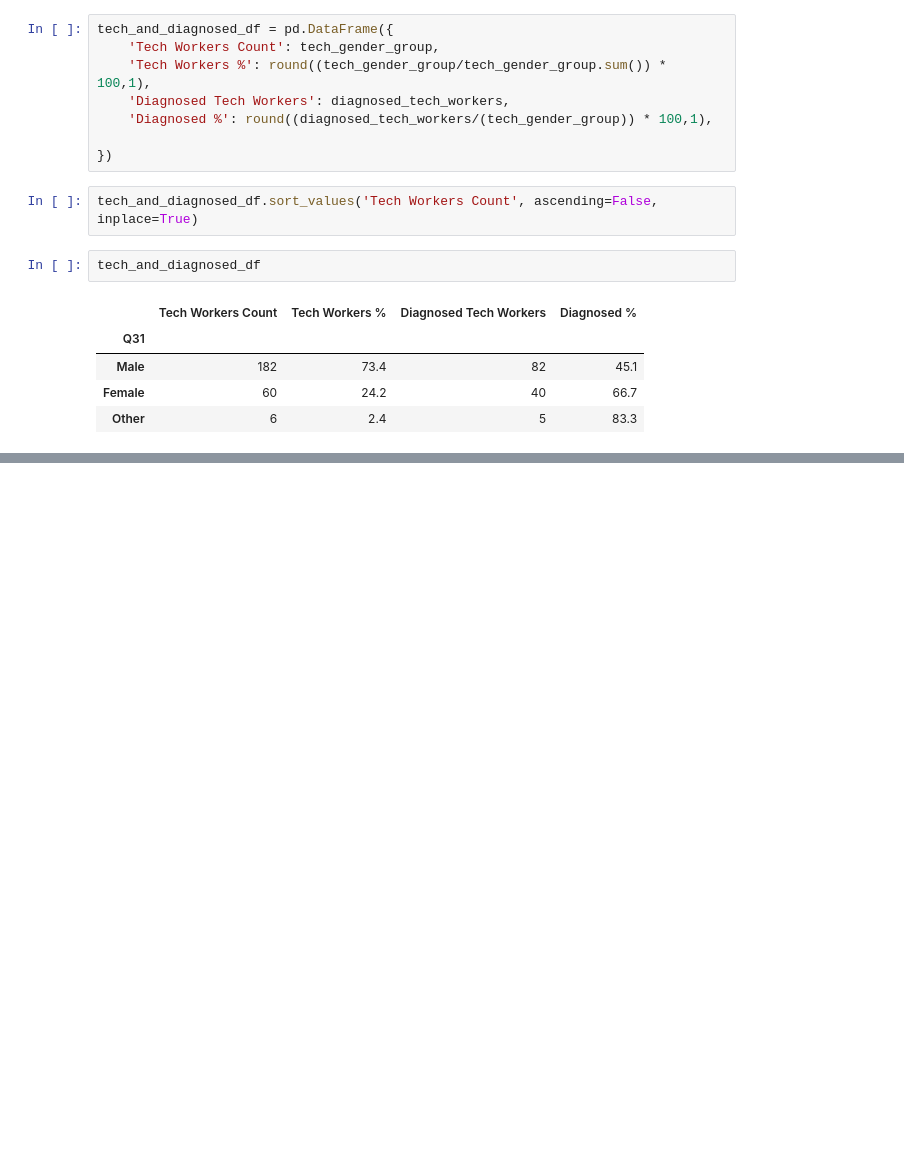
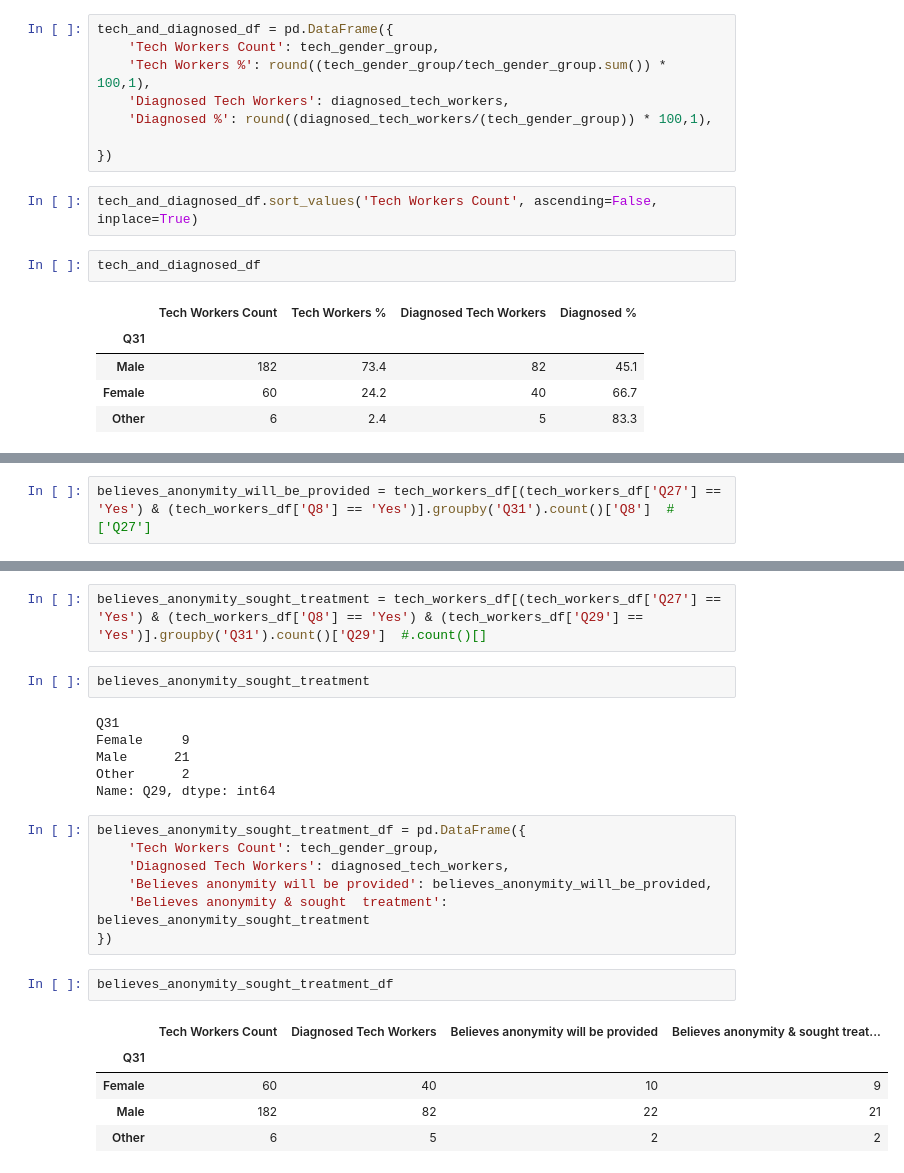
Before and after one commit to gnavneetg/BootCampG5, a Jupyter notebook: mauricios_sandbox/Project 1 files/20190411_1700_version.ipynb, the cells around one changed output, grey strips where cells are left out. Drawn from its saved outputs; the diff is of its cells as text; blank space fills up the shorter version.

Commit message:
Tables ready todo: Plots

```diff
--- a/mauricios_sandbox/Project 1 files/20190411_1700_version.ipynb
+++ b/mauricios_sandbox/Project 1 files/20190411_1700_version.ipynb
@@ -350,0 +355,2 @@ tech_and_diagnosed_df
+# %%
+believes_anonymity_will_be_provided = tech_workers_df[(tech_workers_df['Q27'] == 'Yes') & (tech_workers_df['Q8'] == 'Yes')].groupby('Q31').count()['Q8']  #['Q27']
@@ -350,0 +372,25 @@ tech_and_diagnosed_df
+# %%
+believes_anonymity_sought_treatment = tech_workers_df[(tech_workers_df['Q27'] == 'Yes') & (tech_workers_df['Q8'] == 'Yes') & (tech_workers_df['Q29'] == 'Yes')].groupby('Q31').count()['Q29']  #.count()[]
+# %%
+believes_anonymity_sought_treatment
+# %% [output]
+Q31
+Female     9
+Male      21
+Other      2
+Name: Q29, dtype: int64
+# %%
+believes_anonymity_sought_treatment_df = pd.DataFrame({
+    'Tech Workers Count': tech_gender_group,
+    'Diagnosed Tech Workers': diagnosed_tech_workers,
+    'Believes anonymity will be provided': believes_anonymity_will_be_provided,
+    'Believes anonymity & sought  treatment': believes_anonymity_sought_treatment
+})
+# %%
+believes_anonymity_sought_treatment_df
+# %% [output]
+|  | Tech Workers Count | Diagnosed Tech Workers | Believes anonymity will be provided | Believes anonymity & sought treat... |
+| Q31 |  |  |  |  |
+| Female | 60 | 40 | 10 | 9 |
+| Male | 182 | 82 | 22 | 21 |
+| Other | 6 | 5 | 2 | 2 |
```
Also changed, not shown: parts of 6 cells of this notebook.
